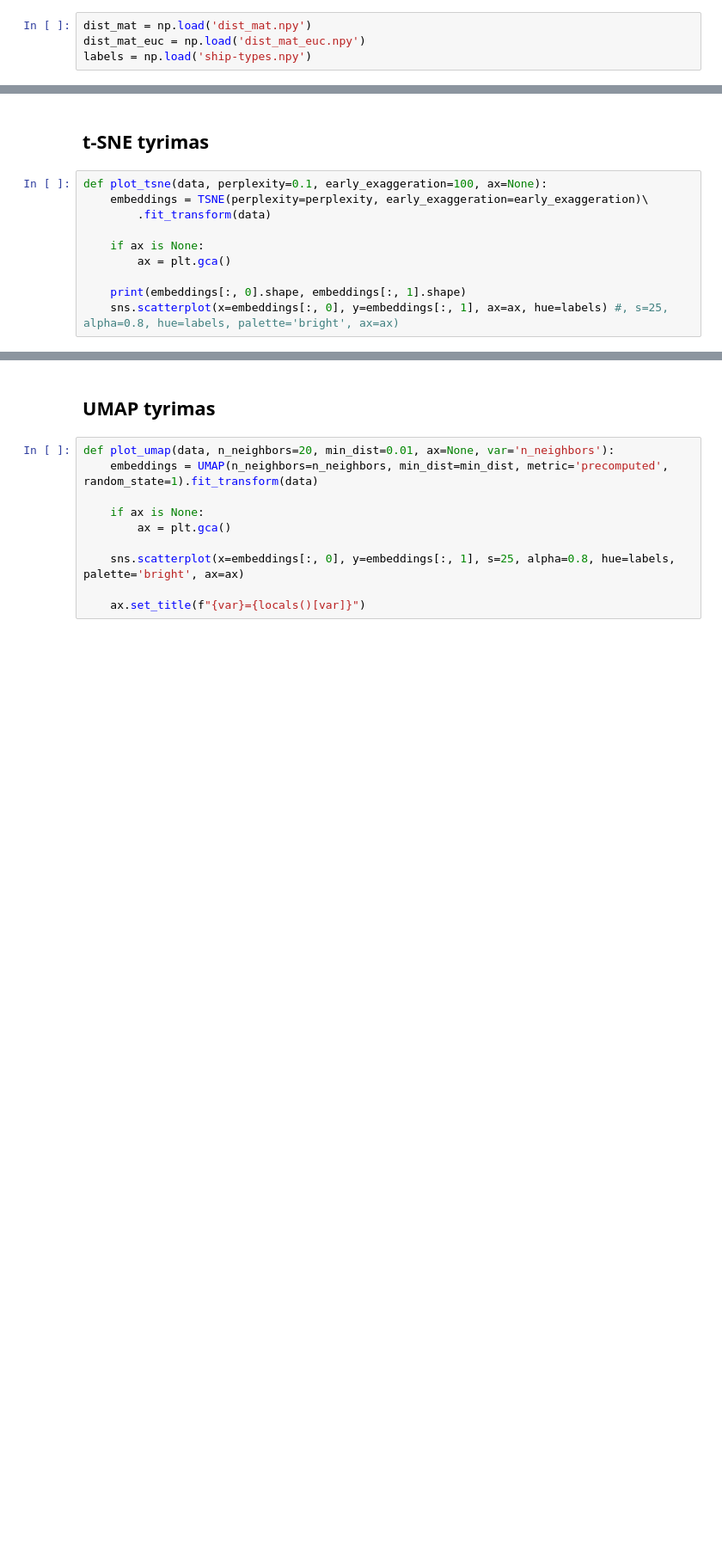
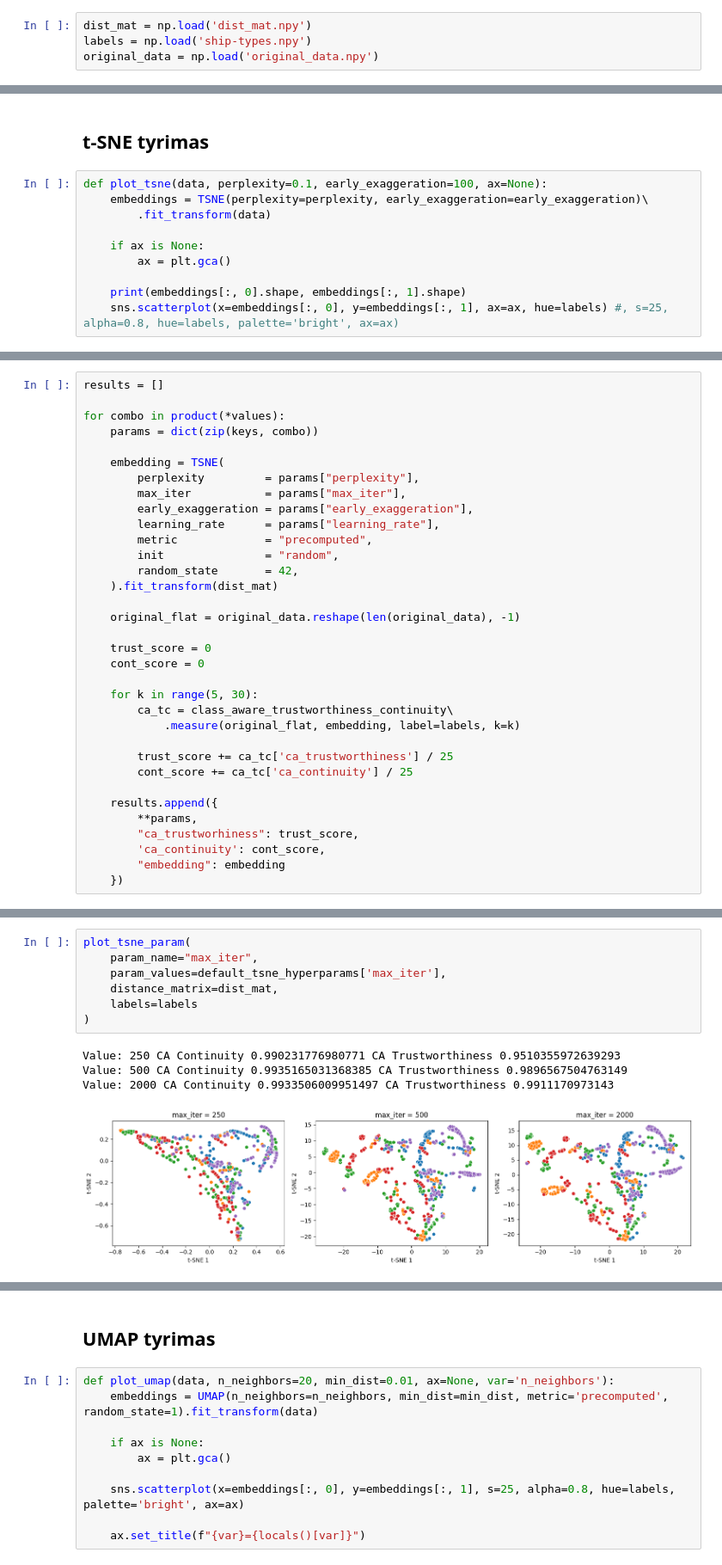
Before and after one commit to lukasjanusauskas/ais-duomenu-vizualizavimas, a Jupyter notebook: 3Lab-eksperimentai.ipynb, the cells around one changed output, grey strips where cells are left out. Shown at 86% size. Cells and saved outputs as stored; diff of their text form; blank space fills up the shorter version.

```diff
--- a/3Lab-eksperimentai.ipynb
+++ b/3Lab-eksperimentai.ipynb
@@ -12,5 +12,5 @@ from zadu.measures import (
 )
 # %%
 dist_mat = np.load('dist_mat.npy')
-dist_mat_euc = np.load('dist_mat_euc.npy')
 labels = np.load('ship-types.npy')
+original_data = np.load('original_data.npy')
@@ -53,0 +47,34 @@ def plot_tsne(data, perplexity=0.1, early_exaggeration=100, ax=None):
+# %%
+results = []
+
+for combo in product(*values):
+    params = dict(zip(keys, combo))
+
+    embedding = TSNE(
+        perplexity         = params["perplexity"],
+        max_iter           = params["max_iter"],
+        early_exaggeration = params["early_exaggeration"],
+        learning_rate      = params["learning_rate"],
+        metric             = "precomputed",
+        init               = "random",
+        random_state       = 42,
+    ).fit_transform(dist_mat)
+
+    original_flat = original_data.reshape(len(original_data), -1)
+
+    trust_score = 0
+    cont_score = 0
+
+    for k in range(5, 30):
+        ca_tc = class_aware_trustworthiness_continuity\
+            .measure(original_flat, embedding, label=labels, k=k)
+
+        trust_score += ca_tc['ca_trustworthiness'] / 25
+        cont_score += ca_tc['ca_continuity'] / 25
+
+    results.append({
+        **params,
+        "ca_trustworhiness": trust_score,
+        'ca_continuity': cont_score,
+        "embedding": embedding
+    })
@@ -53,0 +200,12 @@ def plot_tsne(data, perplexity=0.1, early_exaggeration=100, ax=None):
+# %%
+plot_tsne_param(
+    param_name="max_iter",
+    param_values=default_tsne_hyperparams['max_iter'],
+    distance_matrix=dist_mat,
+    labels=labels
+)
+# %% [output]
+Value: 250 CA Continuity 0.990231776980771 CA Trustworthiness 0.9510355972639293
+Value: 500 CA Continuity 0.9935165031368385 CA Trustworthiness 0.9896567504763149
+Value: 2000 CA Continuity 0.9933506009951497 CA Trustworthiness 0.9911170973143
+[figure, added]
```
Also changed, not shown: parts of 13 cells of this notebook.
